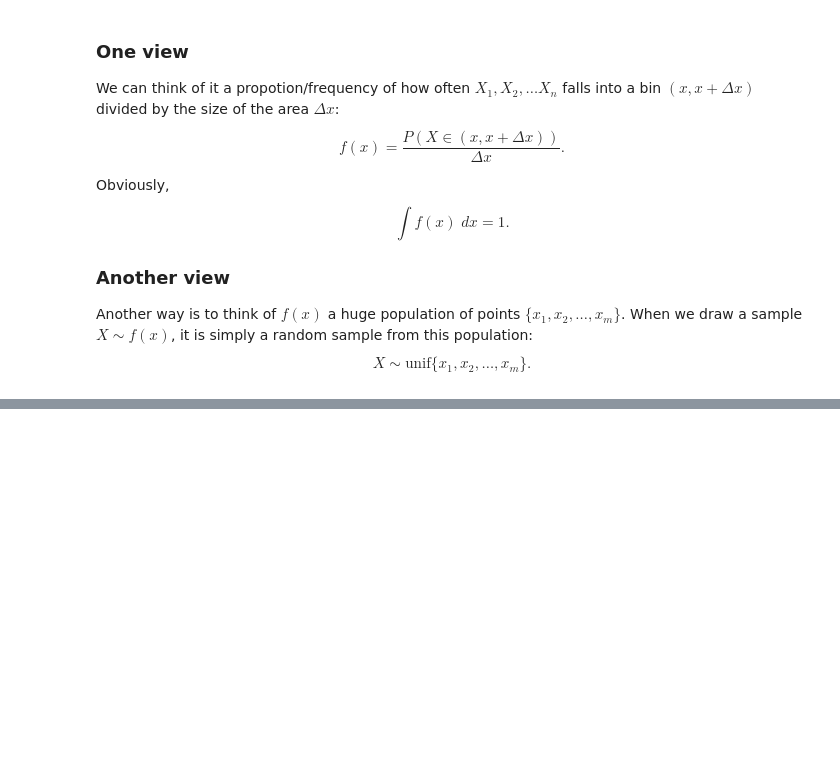
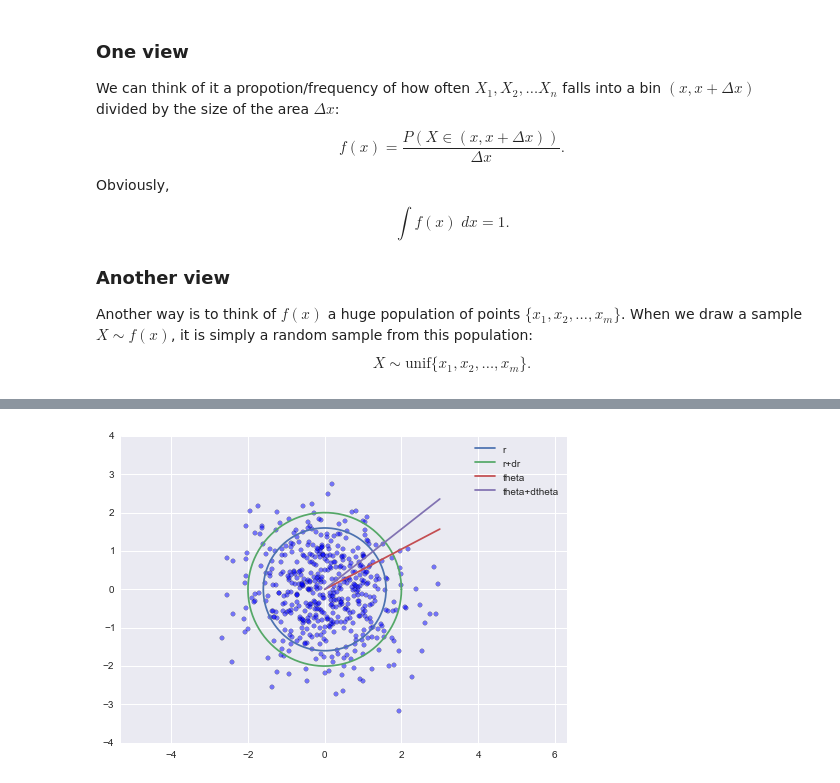
Before and after one commit to hang-qi/stat-programming, a Jupyter notebook: 11-monte-carlo.ipynb, the cells around one changed output, grey strips where cells are left out. Saved outputs shown, nothing was run; the diff lists cells and outputs as text; code cells hidden in the pictures; blank space fills up the shorter version.

```diff
--- a/11-monte-carlo.ipynb
+++ b/11-monte-carlo.ipynb
@@ -128,0 +177,21 @@ As shown by the orange arrows in the figure above, to draw a sample $X\sim f(x)$
+# %%
+# draw points
+true = np.random.standard_normal(1000)
+true_x, true_y = true[:500], true[500:]
+plt.scatter(true_x, true_y, alpha=0.5)
+
+# draw r and theta
+theta = np.linspace(0, 2*np.pi, 100)
+r, r2 = 1.6, 2
+plt.plot(r*np.cos(theta), r*np.sin(theta), label='r')
+plt.plot(r2*np.cos(theta), r2*np.sin(theta), label='r+dr')
+
+x = np.array([0, 3])
+t1, t2 = np.pi/6, 1.5*np.pi/6
+plt.plot(x, t1*x, label='theta')
+plt.plot(x, t2*x, label='theta+dtheta')
+
+plt.legend()
+plt.axis('equal');
+# %% [output]
+[figure, added]
```
Also changed, not shown: parts of 12 cells of this notebook.
